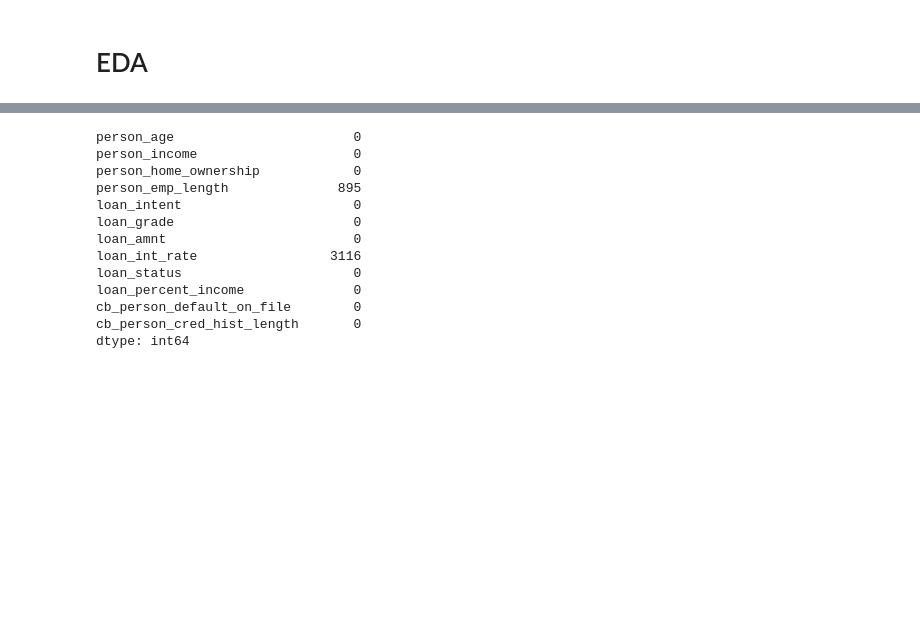
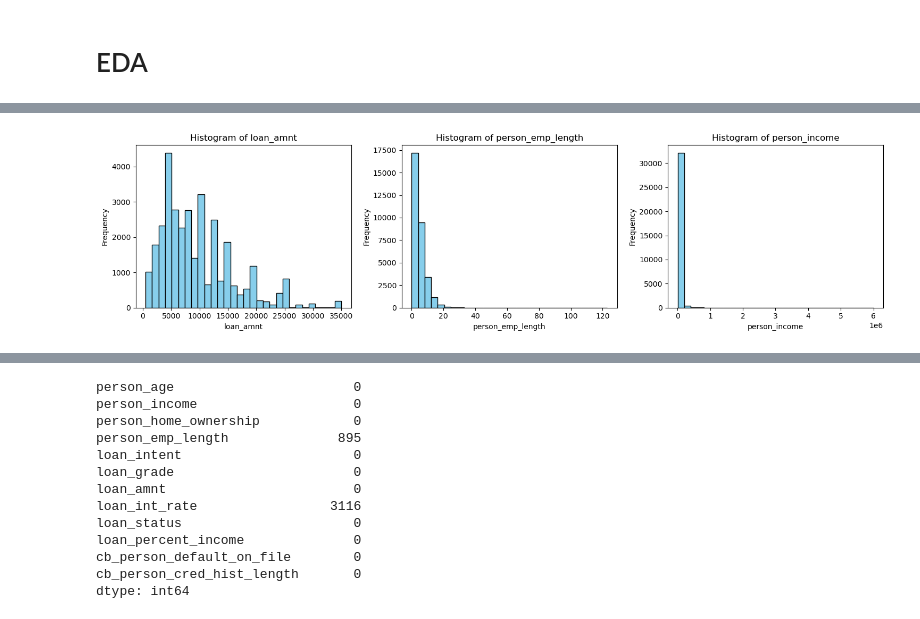
Before and after one commit to Notplays/Credit-Risk, a Jupyter notebook: EDA.ipynb, the cells around one changed output, grey strips where cells are left out. Drawn from its saved outputs; the diff is of its cells as text; code cells hidden in the pictures; blank space fills up the shorter version.

```diff
--- a/EDA.ipynb
+++ b/EDA.ipynb
@@ -8,0 +52,25 @@ data=pd.read_csv('credit_risk_dataset.csv')
+# %%
+# Create box plots for all numeric variables
+fig, axes = plt.subplots(nrows=2, ncols=4, figsize=(20, 10))
+fig.suptitle('Box Plots of All Numeric Variables', fontsize=16, fontweight='bold')
+axes = axes.flatten()
+
+for i, col in enumerate(numeric_columns):
+    if i < len(axes):
+        axes[i].boxplot(original_data[col].dropna(), patch_artist=True)
+        axes[i].set_title(col, fontweight='bold')
+        axes[i].set_ylabel('Value')
+        axes[i].grid(True, alpha=0.3)
+
+        # Add some styling
+        bp = axes[i].boxplot(original_data[col].dropna(), patch_artist=True)
+        for patch in bp['boxes']:
+            patch.set_facecolor('lightblue')
+            patch.set_alpha(0.7)
+
+# Hide any unused subplots
+for i in range(len(numeric_columns), len(axes)):
+    axes[i].set_visible(False)
+
+plt.tight_layout()
+plt.show()
@@ -8,0 +79,17 @@ data=pd.read_csv('credit_risk_dataset.csv')
+# %%
+lt = ['loan_amnt', 'person_emp_length', 'person_income']
+
+# Set up the plot
+plt.figure(figsize=(15, 4))
+
+for i, col in enumerate(lt):
+    plt.subplot(1, 3, i + 1)
+    plt.hist(original_data[col], bins=30, color='skyblue', edgecolor='black')
+    plt.title(f'Histogram of {col}')
+    plt.xlabel(col)
+    plt.ylabel('Frequency')
+
+plt.tight_layout()
+plt.show()
+# %% [output]
+[figure, added]
```
Also changed, not shown: parts of 18 cells of this notebook.
